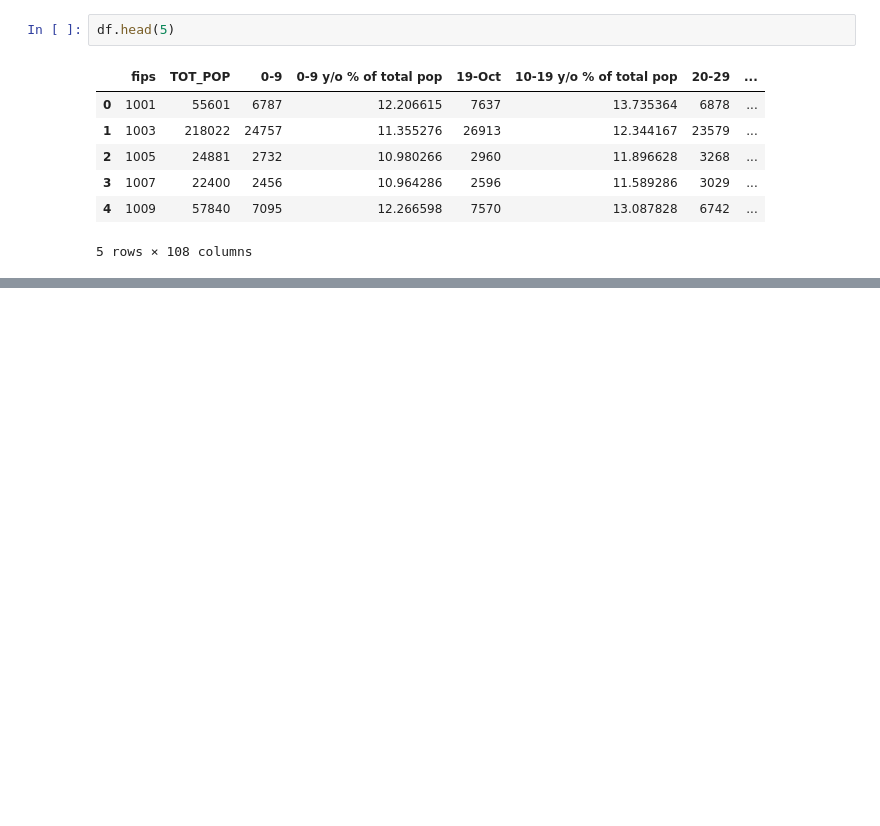
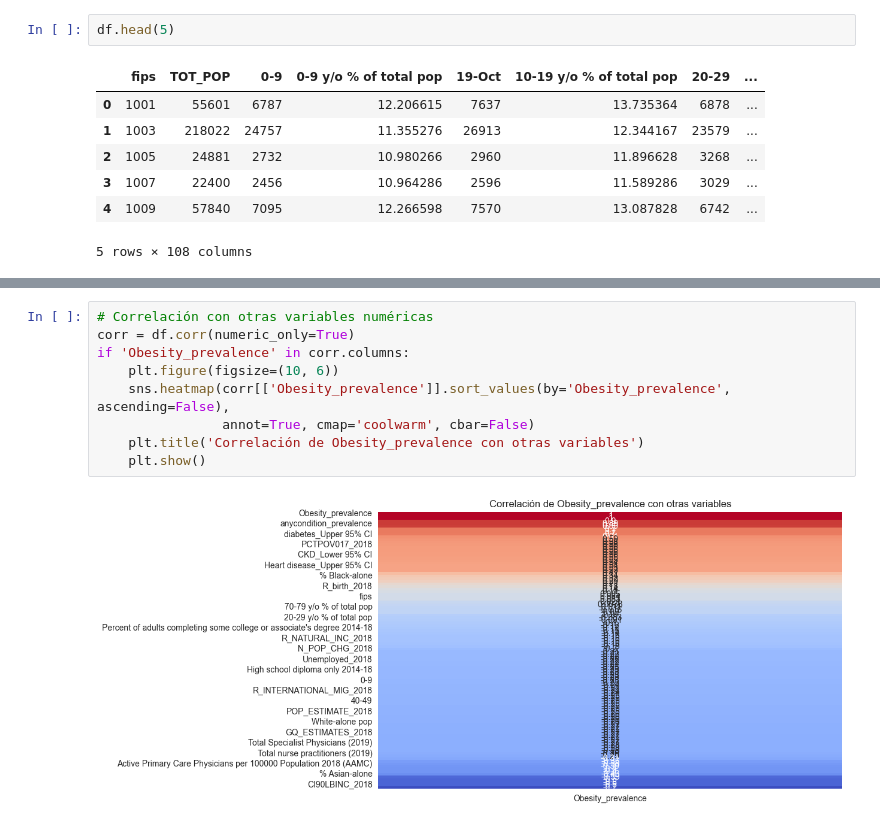
Before and after one commit to 4GeeksAcademy/aliasys-machine-probability, a Jupyter notebook: src/demographic_heallth.ipynb, the cells around one changed output, grey strips where cells are left out. Cells and saved outputs as stored; diff of their text form; blank space fills up the shorter version.

```diff
--- a/src/demographic_heallth.ipynb
+++ b/src/demographic_heallth.ipynb
@@ -159,0 +82,11 @@ plt.show()
+# %%
+# Correlación con otras variables numéricas
+corr = df.corr(numeric_only=True)
+if 'Obesity_prevalence' in corr.columns:
+    plt.figure(figsize=(10, 6))
+    sns.heatmap(corr[['Obesity_prevalence']].sort_values(by='Obesity_prevalence', ascending=False),
+                annot=True, cmap='coolwarm', cbar=False)
+    plt.title('Correlación de Obesity_prevalence con otras variables')
+    plt.show()
+# %% [output]
+[figure, added]
```
Also changed, not shown: parts of 22 cells of this notebook.
